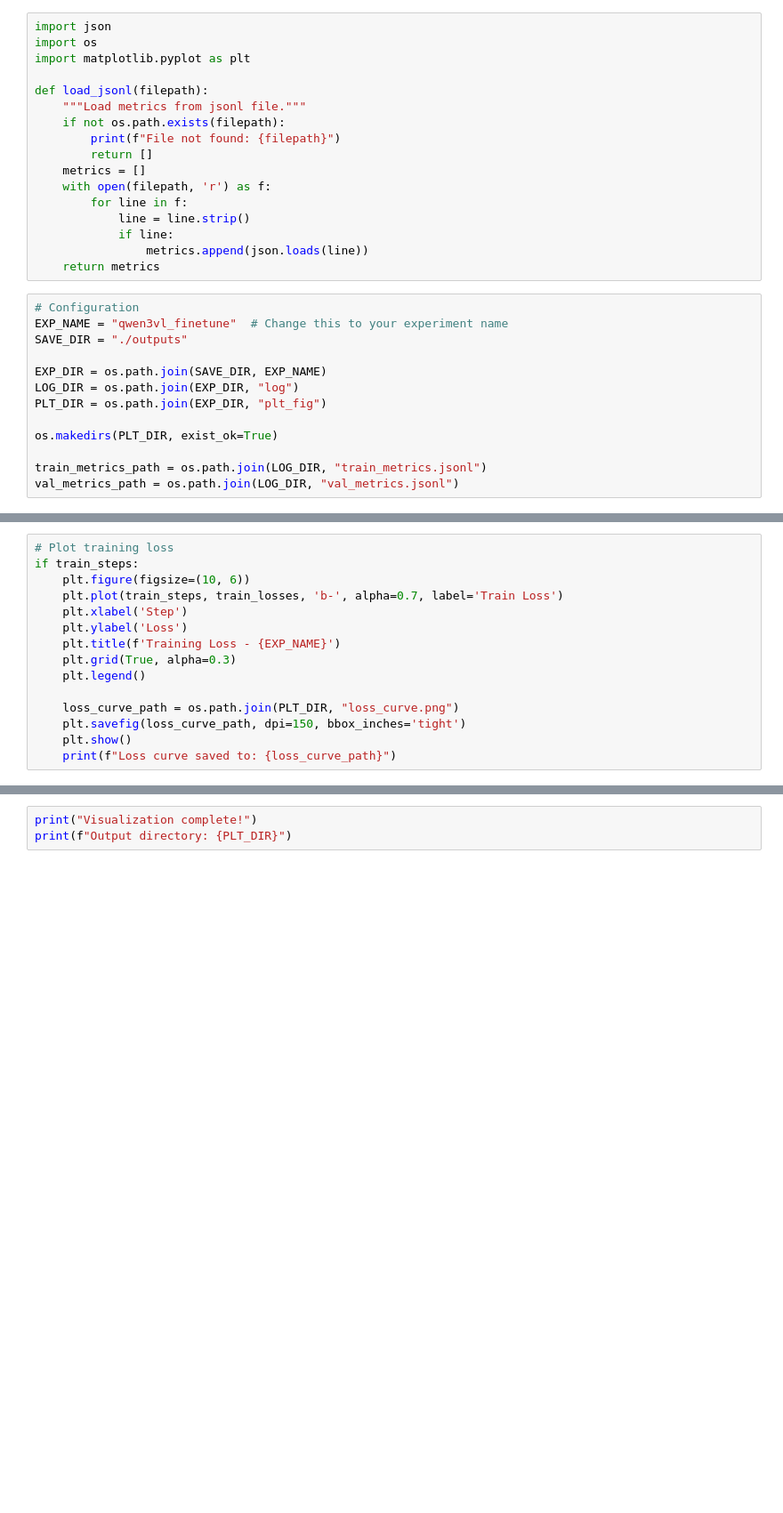
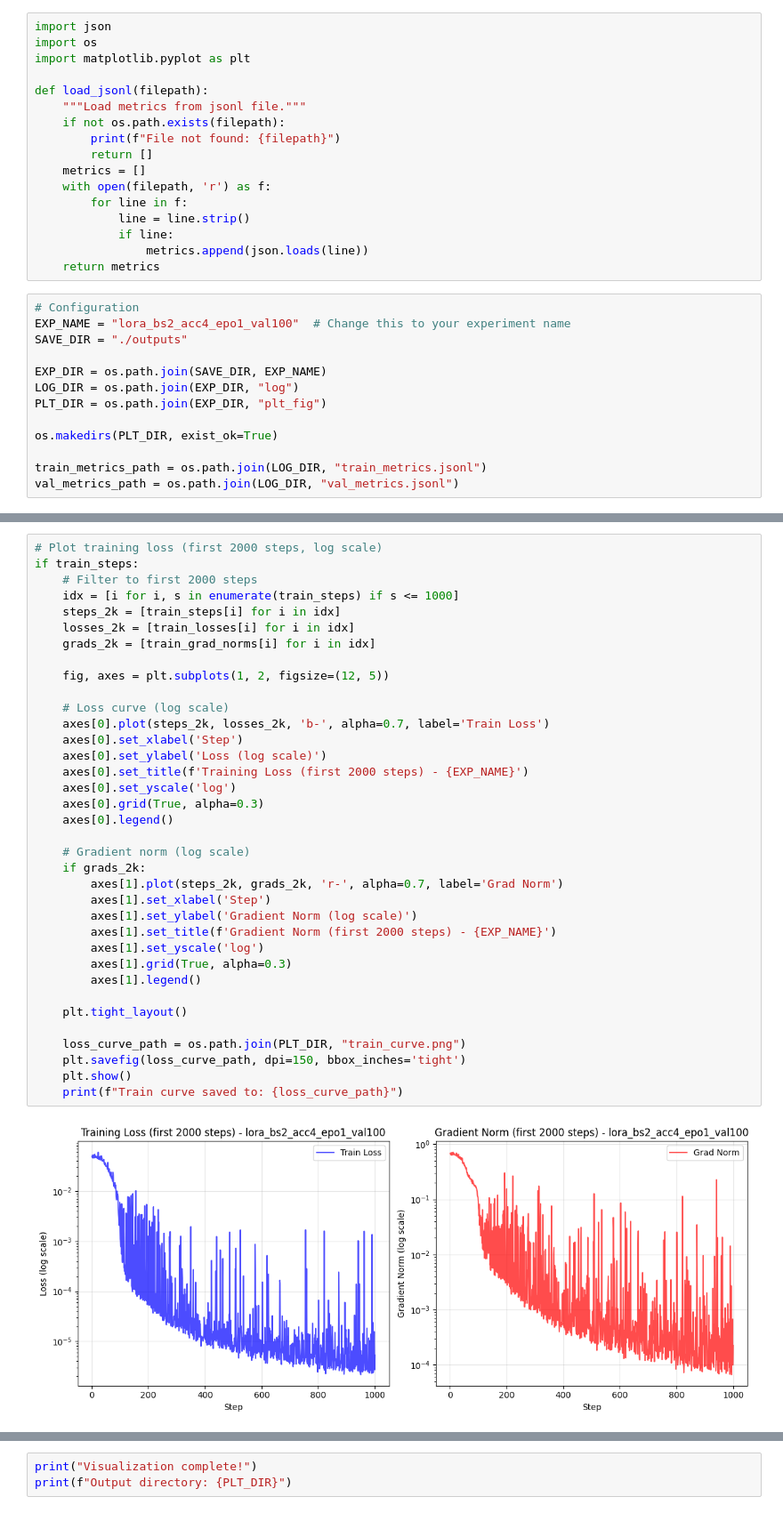
Before and after one commit to binwindow/qwen_ProtraitCraft, a Jupyter notebook: visualization.ipynb, the cells around one changed output, grey strips where cells are left out. Shown at 89% size. Cells and saved outputs as stored; diff of their text form; blank space fills up the shorter version.

```diff
--- a/visualization.ipynb
+++ b/visualization.ipynb
@@ -21,7 +21,7 @@ def load_jsonl(filepath):
     return metrics
 # %%
 # Configuration
-EXP_NAME = "qwen3vl_finetune"  # Change this to your experiment name
+EXP_NAME = "lora_bs2_acc4_epo1_val100"  # Change this to your experiment name
 SAVE_DIR = "./outputs"
 
 EXP_DIR = os.path.join(SAVE_DIR, EXP_NAME)
@@ -50,15 +61,38 @@ if train_metrics:
-# %%
-# Plot training loss
-if train_steps:
-    plt.figure(figsize=(10, 6))
-    plt.plot(train_steps, train_losses, 'b-', alpha=0.7, label='Train Loss')
-    plt.xlabel('Step')
-    plt.ylabel('Loss')
-    plt.title(f'Training Loss - {EXP_NAME}')
-    plt.grid(True, alpha=0.3)
-    plt.legend()
-
-    loss_curve_path = os.path.join(PLT_DIR, "loss_curve.png")
-    plt.savefig(loss_curve_path, dpi=150, bbox_inches='tight')
-    plt.show()
-    print(f"Loss curve saved to: {loss_curve_path}")
+# %%
+# Plot training loss (first 2000 steps, log scale)
+if train_steps:
+    # Filter to first 2000 steps
+    idx = [i for i, s in enumerate(train_steps) if s <= 1000]
+    steps_2k = [train_steps[i] for i in idx]
+    losses_2k = [train_losses[i] for i in idx]
+    grads_2k = [train_grad_norms[i] for i in idx]
+
+    fig, axes = plt.subplots(1, 2, figsize=(12, 5))
+
+    # Loss curve (log scale)
+    axes[0].plot(steps_2k, losses_2k, 'b-', alpha=0.7, label='Train Loss')
+    axes[0].set_xlabel('Step')
+    axes[0].set_ylabel('Loss (log scale)')
+    axes[0].set_title(f'Training Loss (first 2000 steps) - {EXP_NAME}')
+    axes[0].set_yscale('log')
+    axes[0].grid(True, alpha=0.3)
+    axes[0].legend()
+
+    # Gradient norm (log scale)
+    if grads_2k:
+        axes[1].plot(steps_2k, grads_2k, 'r-', alpha=0.7, label='Grad Norm')
+        axes[1].set_xlabel('Step')
+        axes[1].set_ylabel('Gradient Norm (log scale)')
+        axes[1].set_title(f'Gradient Norm (first 2000 steps) - {EXP_NAME}')
+        axes[1].set_yscale('log')
+        axes[1].grid(True, alpha=0.3)
+        axes[1].legend()
+
+    plt.tight_layout()
+
+    loss_curve_path = os.path.join(PLT_DIR, "train_curve.png")
+    plt.savefig(loss_curve_path, dpi=150, bbox_inches='tight')
+    plt.show()
+    print(f"Train curve saved to: {loss_curve_path}")
+# %% [output]
+[figure, added]
```
Also changed, not shown: parts of 5 cells of this notebook, 3 other files.
